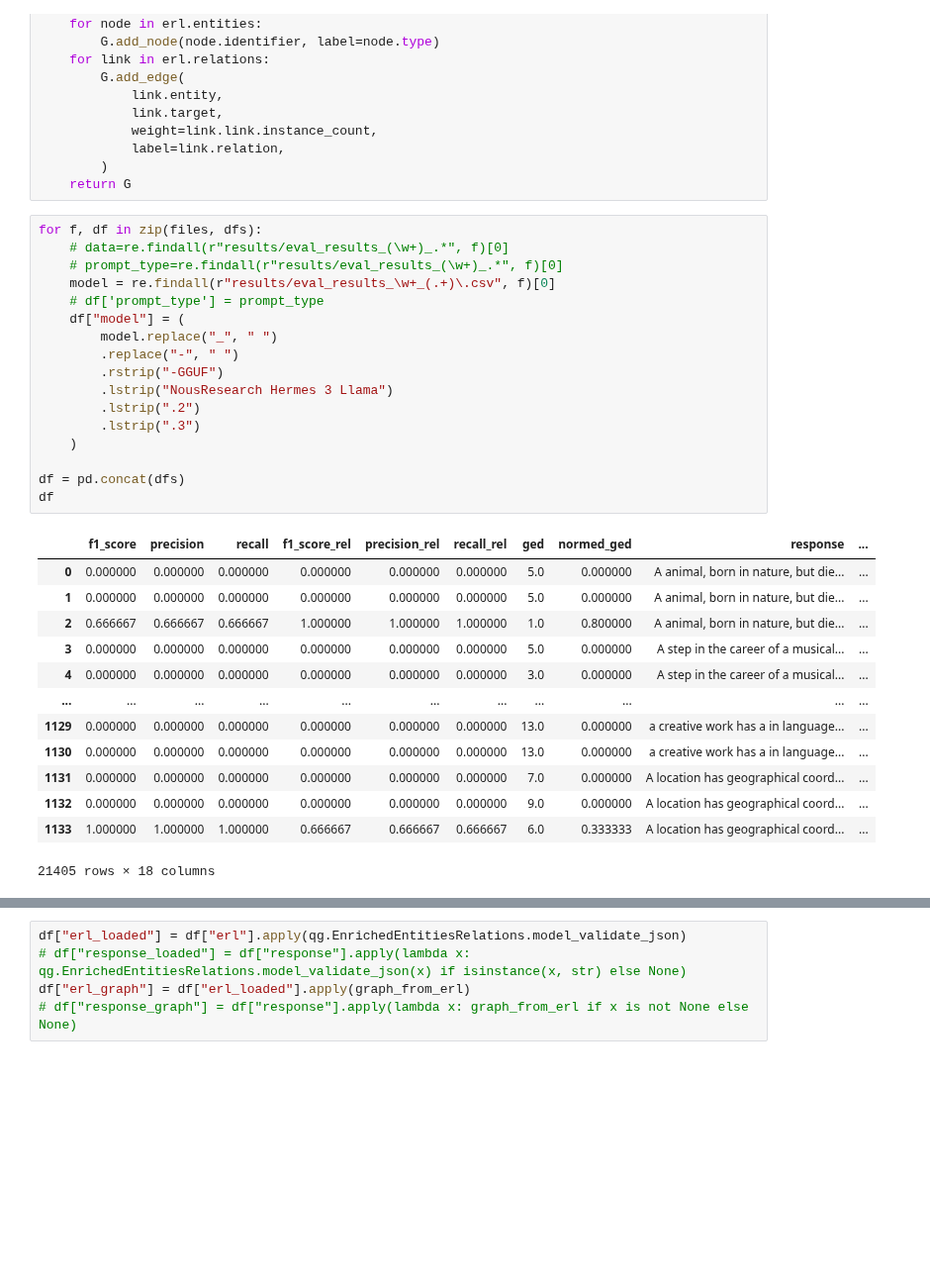
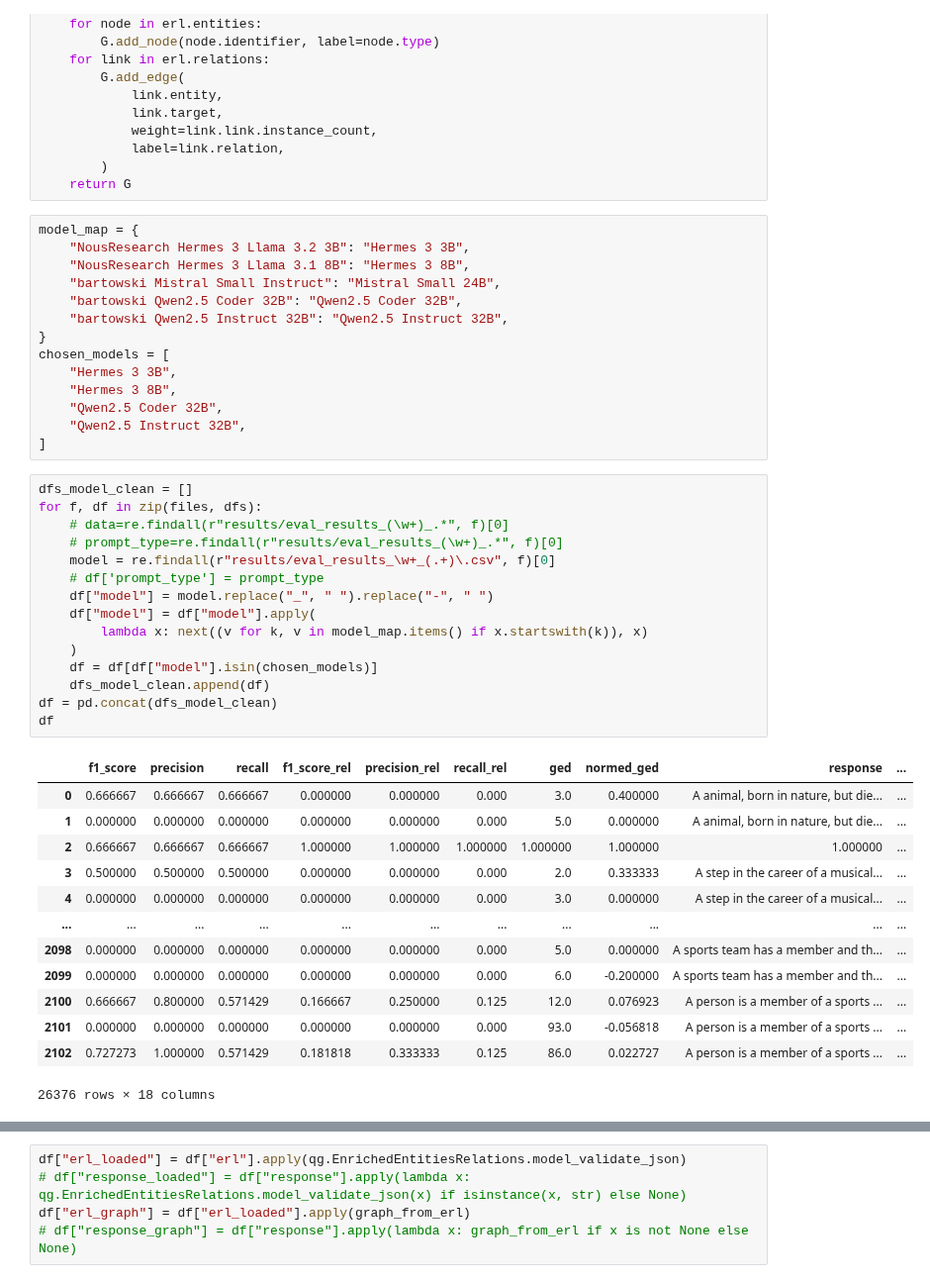
Before and after one commit to hereditary-eu/OnSET, a Jupyter notebook: exploration/querying/result-parse.ipynb, the cells around one changed output, grey strips where cells are left out. Shown at 99% size. Cells and saved outputs as stored; diff of their text form; blank space fills up the shorter version.

```diff
--- a/exploration/querying/result-parse.ipynb
+++ b/exploration/querying/result-parse.ipynb
@@ -58,35 +59,47 @@ def graph_from_erl(erl: qg.EnrichedEntitiesRelations):
             label=link.relation,
         )
     return G
+# %%
+model_map = {
+    "NousResearch Hermes 3 Llama 3.2 3B": "Hermes 3 3B",
+    "NousResearch Hermes 3 Llama 3.1 8B": "Hermes 3 8B",
+    "bartowski Mistral Small Instruct": "Mistral Small 24B",
+    "bartowski Qwen2.5 Coder 32B": "Qwen2.5 Coder 32B",
+    "bartowski Qwen2.5 Instruct 32B": "Qwen2.5 Instruct 32B",
+}
+chosen_models = [
+    "Hermes 3 3B",
+    "Hermes 3 8B",
+    "Qwen2.5 Coder 32B",
+    "Qwen2.5 Instruct 32B",
+]
 # %%
+dfs_model_clean = []
 for f, df in zip(files, dfs):
     # data=re.findall(r"results/eval_results_(\w+)_.*", f)[0]
     # prompt_type=re.findall(r"results/eval_results_(\w+)_.*", f)[0]
     model = re.findall(r"results/eval_results_\w+_(.+)\.csv", f)[0]
     # df['prompt_type'] = prompt_type
-    df["model"] = (
-        model.replace("_", " ")
-        .replace("-", " ")
-        .rstrip("-GGUF")
-        .lstrip("NousResearch Hermes 3 Llama")
-        .lstrip(".2")
-        .lstrip(".3")
+    df["model"] = model.replace("_", " ").replace("-", " ")
+    df["model"] = df["model"].apply(
+        lambda x: next((v for k, v in model_map.items() if x.startswith(k)), x)
     )
-
-df = pd.concat(dfs)
+    df = df[df["model"].isin(chosen_models)]
+    dfs_model_clean.append(df)
+df = pd.concat(dfs_model_clean)
 df
 # %% [output]
 |  | f1_score | precision | recall | f1_score_rel | precision_rel | recall_rel | ged | normed_ged | response | ... |
-| 0 | 0.000000 | 0.000000 | 0.000000 | 0.000000 | 0.000000 | 0.000000 | 5.0 | 0.000000 | A animal, born in nature, but die... | ... |
-| 1 | 0.000000 | 0.000000 | 0.000000 | 0.000000 | 0.000000 | 0.000000 | 5.0 | 0.000000 | A animal, born in nature, but die... | ... |
-| 2 | 0.666667 | 0.666667 | 0.666667 | 1.000000 | 1.000000 | 1.000000 | 1.0 | 0.800000 | A animal, born in nature, but die... | ... |
-| 3 | 0.000000 | 0.000000 | 0.000000 | 0.000000 | 0.000000 | 0.000000 | 5.0 | 0.000000 | A step in the career of a musical... | ... |
-| 4 | 0.000000 | 0.000000 | 0.000000 | 0.000000 | 0.000000 | 0.000000 | 3.0 | 0.000000 | A step in the career of a musical... | ... |
+| 0 | 0.666667 | 0.666667 | 0.666667 | 0.000000 | 0.000000 | 0.000 | 3.0 | 0.400000 | A animal, born in nature, but die... | ... |
+| 1 | 0.000000 | 0.000000 | 0.000000 | 0.000000 | 0.000000 | 0.000 | 5.0 | 0.000000 | A animal, born in nature, but die... | ... |
+| 2 | 0.666667 | 0.666667 | 0.666667 | 1.000000 | 1.000000 | 1.000000 | 1.000000 | 1.000000 | 1.000000 | ... |
+| 3 | 0.500000 | 0.500000 | 0.500000 | 0.000000 | 0.000000 | 0.000 | 2.0 | 0.333333 | A step in the career of a musical... | ... |
+| 4 | 0.000000 | 0.000000 | 0.000000 | 0.000000 | 0.000000 | 0.000 | 3.0 | 0.000000 | A step in the career of a musical... | ... |
 | ... | ... | ... | ... | ... | ... | ... | ... | ... | ... | ... |
-| 1129 | 0.000000 | 0.000000 | 0.000000 | 0.000000 | 0.000000 | 0.000000 | 13.0 | 0.000000 | a creative work has a in language... | ... |
-| 1130 | 0.000000 | 0.000000 | 0.000000 | 0.000000 | 0.000000 | 0.000000 | 13.0 | 0.000000 | a creative work has a in language... | ... |
-| 1131 | 0.000000 | 0.000000 | 0.000000 | 0.000000 | 0.000000 | 0.000000 | 7.0 | 0.000000 | A location has geographical coord... | ... |
-| 1132 | 0.000000 | 0.000000 | 0.000000 | 0.000000 | 0.000000 | 0.000000 | 9.0 | 0.000000 | A location has geographical coord... | ... |
-| 1133 | 1.000000 | 1.000000 | 1.000000 | 0.666667 | 0.666667 | 0.666667 | 6.0 | 0.333333 | A location has geographical coord... | ... |
+| 2098 | 0.000000 | 0.000000 | 0.000000 | 0.000000 | 0.000000 | 0.000 | 5.0 | 0.000000 | A sports team has a member and th... | ... |
+| 2099 | 0.000000 | 0.000000 | 0.000000 | 0.000000 | 0.000000 | 0.000 | 6.0 | -0.200000 | A sports team has a member and th... | ... |
+| 2100 | 0.666667 | 0.800000 | 0.571429 | 0.166667 | 0.250000 | 0.125 | 12.0 | 0.076923 | A person is a member of a sports ... | ... |
+| 2101 | 0.000000 | 0.000000 | 0.000000 | 0.000000 | 0.000000 | 0.000 | 93.0 | -0.056818 | A person is a member of a sports ... | ... |
+| 2102 | 0.727273 | 1.000000 | 0.571429 | 0.181818 | 0.333333 | 0.125 | 86.0 | 0.022727 | A person is a member of a sports ... | ... |
-21405 rows × 18 columns
+26376 rows × 18 columns
 # %%
```
Also changed, not shown: parts of 24 cells of this notebook, 25 other files.
